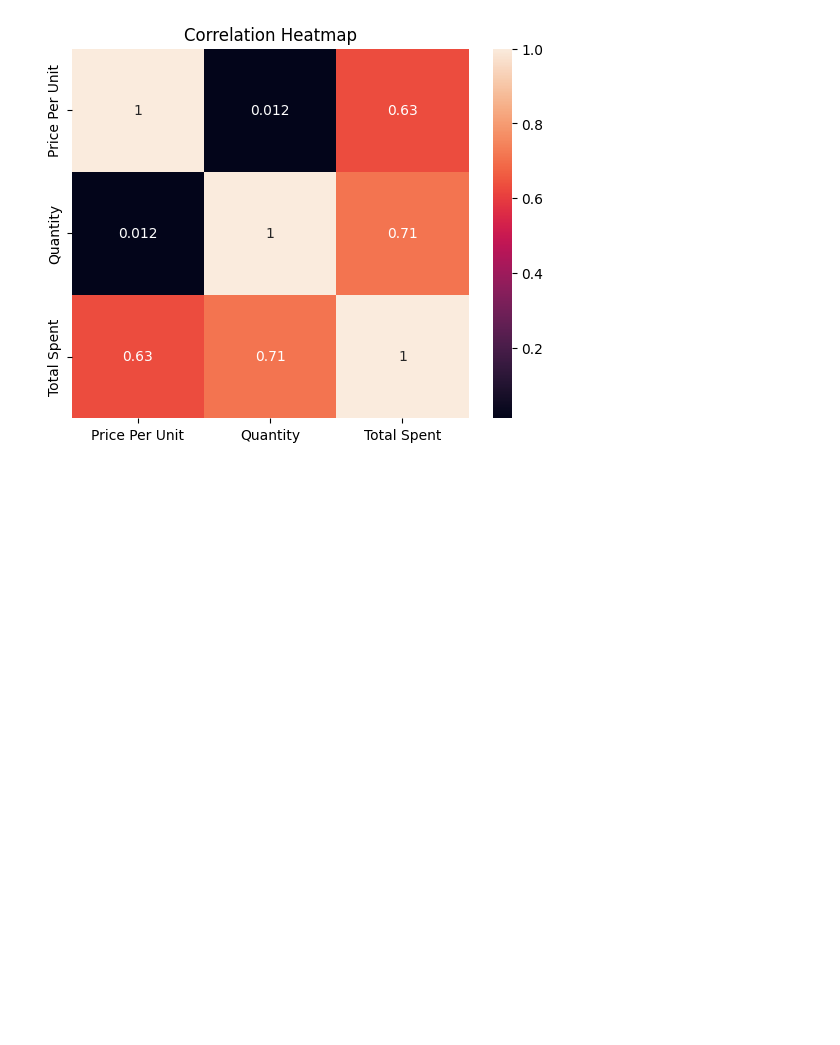
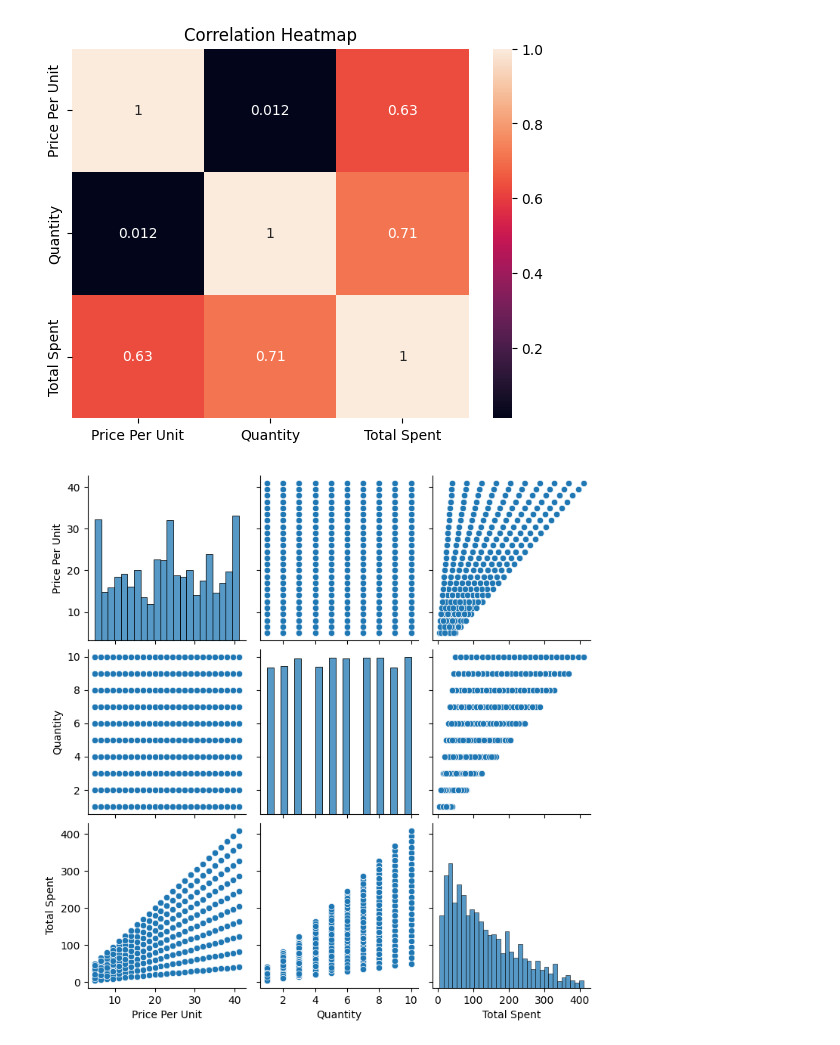
Before and after one commit to maybraniswe/Retail-Store-Sales-Analysis-and-Prediction, a Jupyter notebook: PDSE Project_Retail Store Sales Analysis and Prediction.ipynb, the cells around one changed output. Cells and saved outputs as stored; diff of their text form; code cells hidden in the pictures; blank space fills up the shorter version.

```diff
--- a/PDSE Project_Retail Store Sales Analysis and Prediction.ipynb
+++ b/PDSE Project_Retail Store Sales Analysis and Prediction.ipynb
@@ -361,3 +368,8 @@ plt.title("Correlation Heatmap")
 plt.show()
 # %% [output]
 [figure]
+# %%
+sns.pairplot(df[['Price Per Unit', 'Quantity', 'Total Spent']])
+plt.show()
+# %% [output]
+[figure, added]
```
Also changed, not shown: parts of 1 cell of this notebook.
